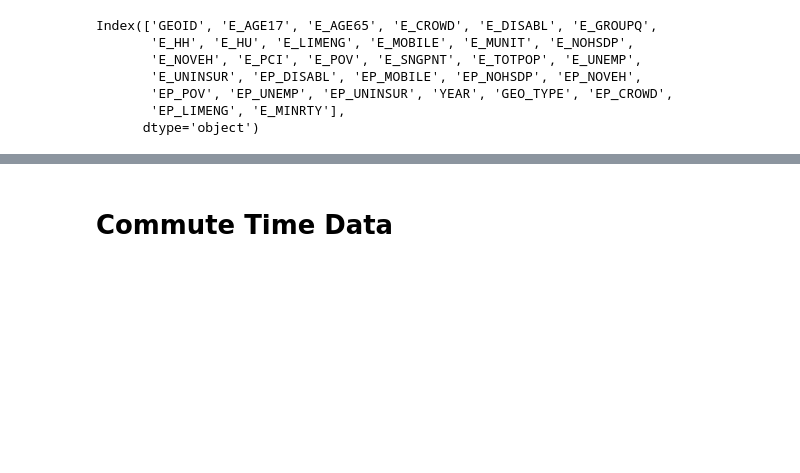
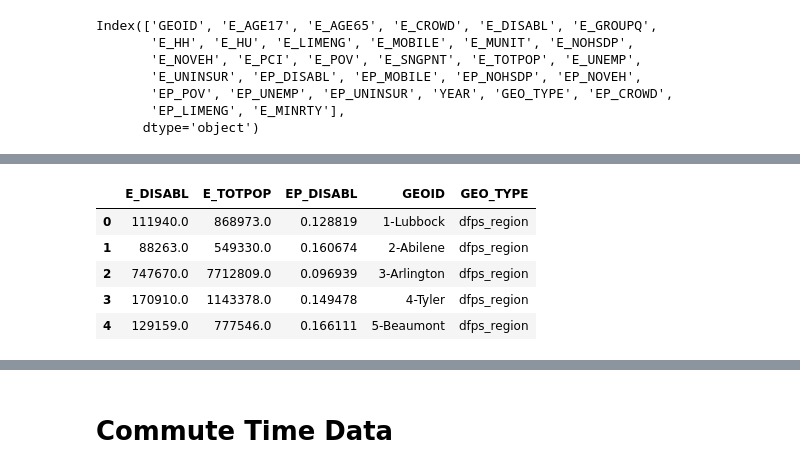
Before and after one commit to kellypierce/demographic-toolkit, a Jupyter notebook: svi_agg_v2.ipynb, the cells around one changed output, grey strips where cells are left out. Cells and saved outputs as stored; diff of their text form; code cells hidden in the pictures; blank space fills up the shorter version.

```diff
--- a/svi_agg_v2.ipynb
+++ b/svi_agg_v2.ipynb
@@ -382,0 +424,2 @@ Index(['GEOID', 'E_AGE17', 'E_AGE65', 'E_CROWD', 'E_DISABL', 'E_GROUPQ',
+# %%
+ep_disabl_dfps = dfps_svi(eep_disabl_county)
@@ -382,0 +435,9 @@ Index(['GEOID', 'E_AGE17', 'E_AGE65', 'E_CROWD', 'E_DISABL', 'E_GROUPQ',
+# %%
+ep_disabl_dfps.head()
+# %% [output]
+|  | E_DISABL | E_TOTPOP | EP_DISABL | GEOID | GEO_TYPE |
+| 0 | 111940.0 | 868973.0 | 0.128819 | 1-Lubbock | dfps_region |
+| 1 | 88263.0 | 549330.0 | 0.160674 | 2-Abilene | dfps_region |
+| 2 | 747670.0 | 7712809.0 | 0.096939 | 3-Arlington | dfps_region |
+| 3 | 170910.0 | 1143378.0 | 0.149478 | 4-Tyler | dfps_region |
+| 4 | 129159.0 | 777546.0 | 0.166111 | 5-Beaumont | dfps_region |
```
Also changed, not shown: parts of 24 cells of this notebook.
